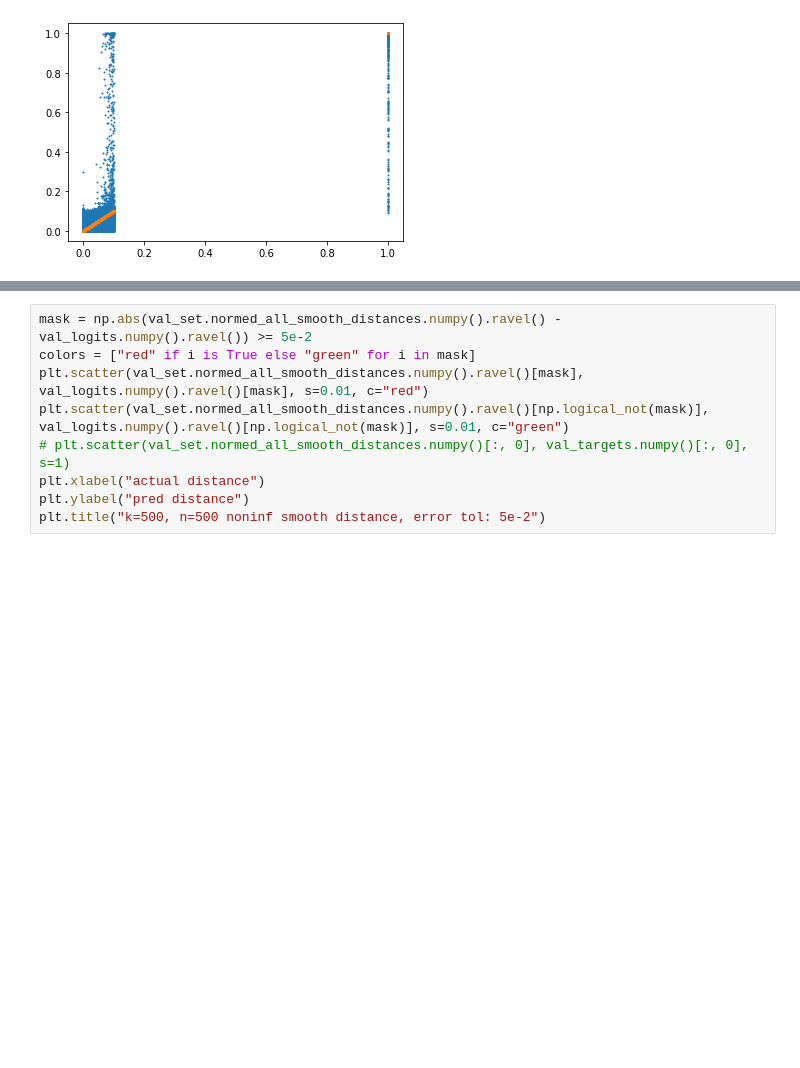
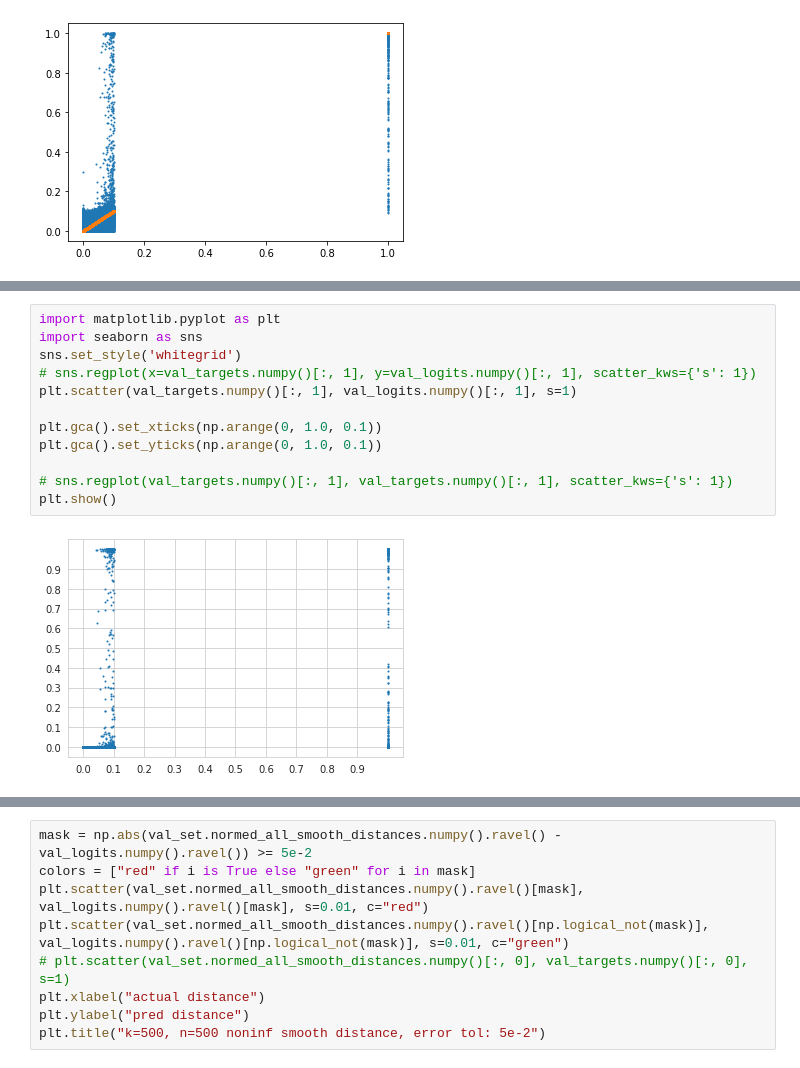
Before and after one commit to microsoft/distance-learner, a Jupyter notebook: notebooks/Testing Code.ipynb, the cells around one changed output, grey strips where cells are left out. Saved outputs shown, nothing was run; the diff lists cells and outputs as text; blank space fills up the shorter version.

```diff
--- a/notebooks/Testing Code.ipynb
+++ b/notebooks/Testing Code.ipynb
@@ -31 +69,15 @@ plt.show()
+# %%
+import matplotlib.pyplot as plt
+import seaborn as sns
+sns.set_style('whitegrid')
+# sns.regplot(x=val_targets.numpy()[:, 1], y=val_logits.numpy()[:, 1], scatter_kws={'s': 1})
+plt.scatter(val_targets.numpy()[:, 1], val_logits.numpy()[:, 1], s=1)
+
+plt.gca().set_xticks(np.arange(0, 1.0, 0.1))
+plt.gca().set_yticks(np.arange(0, 1.0, 0.1))
+
+# sns.regplot(val_targets.numpy()[:, 1], val_targets.numpy()[:, 1], scatter_kws={'s': 1})
+plt.show()
+# %% [output]
+[figure, added]
 # %%
```
Also changed, not shown: parts of 7 cells of this notebook, 14 other files.
